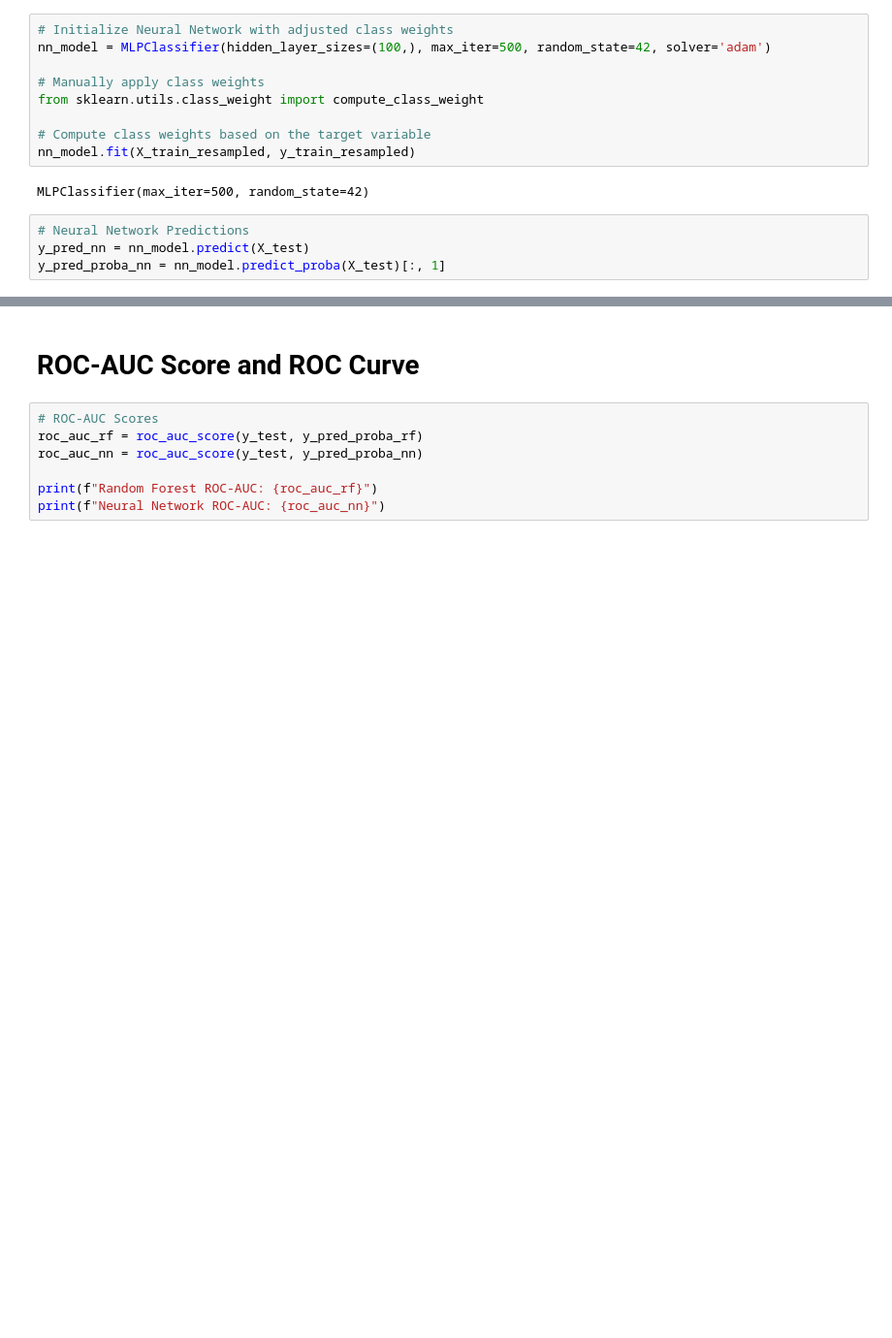
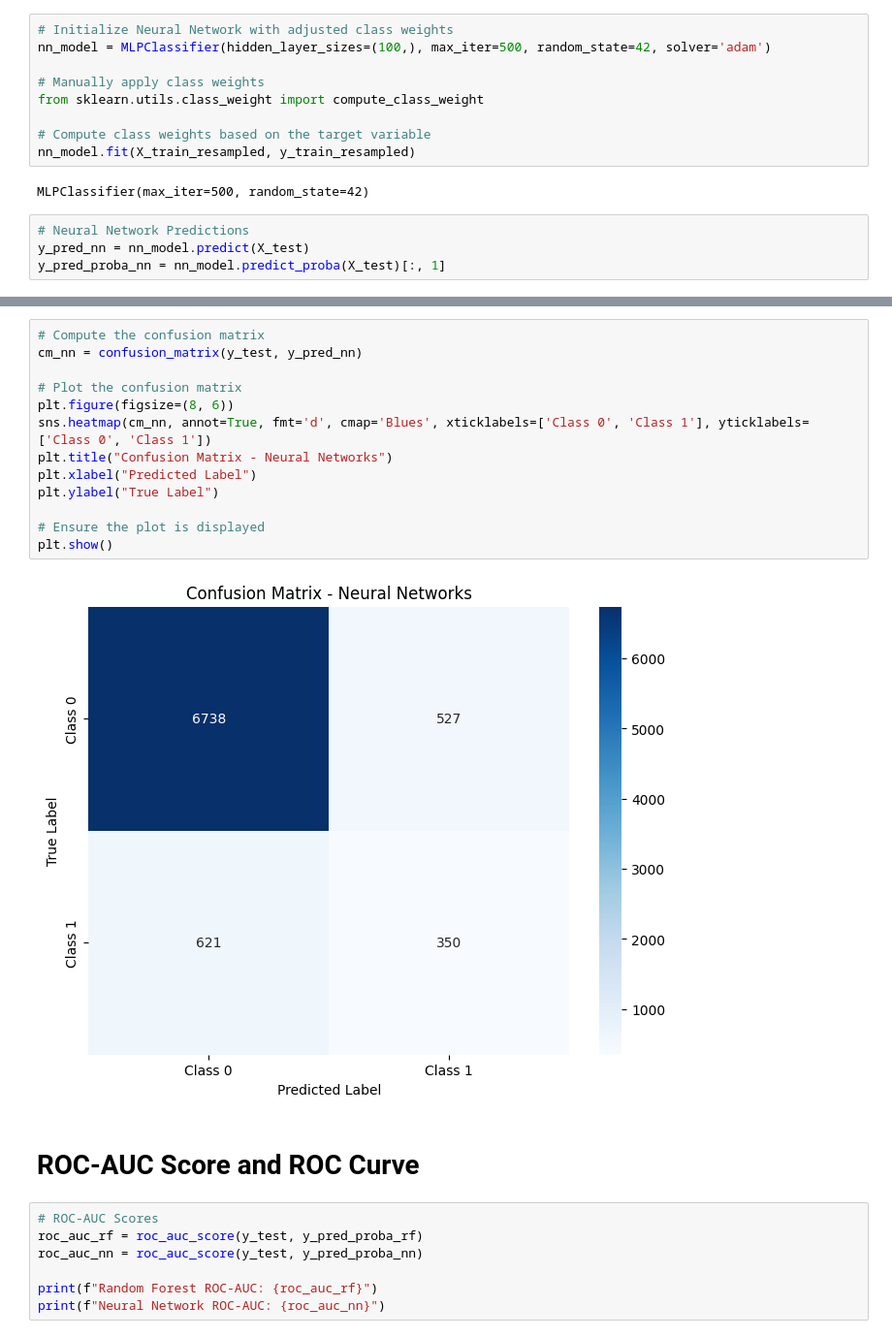
Before and after one commit to ShabnaIlmi/Bank-Marketing-Random-Forest-and-Neural-Networks, a Jupyter notebook: Coursework.ipynb, the cells around one changed output, grey strips where cells are left out. Shown at 97% size. Saved outputs shown, nothing was run; the diff lists cells and outputs as text; blank space fills up the shorter version.

```diff
--- a/Coursework.ipynb
+++ b/Coursework.ipynb
@@ -613,3 +724,18 @@ weighted avg       0.84      0.82      0.83      8236
+# %%
+# Compute the confusion matrix
+cm_nn = confusion_matrix(y_test, y_pred_nn)
+
+# Plot the confusion matrix
+plt.figure(figsize=(8, 6))
+sns.heatmap(cm_nn, annot=True, fmt='d', cmap='Blues', xticklabels=['Class 0', 'Class 1'], yticklabels=['Class 0', 'Class 1'])
+plt.title("Confusion Matrix - Neural Networks")
+plt.xlabel("Predicted Label")
+plt.ylabel("True Label")
+
+# Ensure the plot is displayed
+plt.show()
+# %% [output]
+[figure, added]
 # %% [markdown]
 # **ROC-AUC Score and ROC Curve**
 # %%
```
Also changed, not shown: parts of 25 cells of this notebook.
